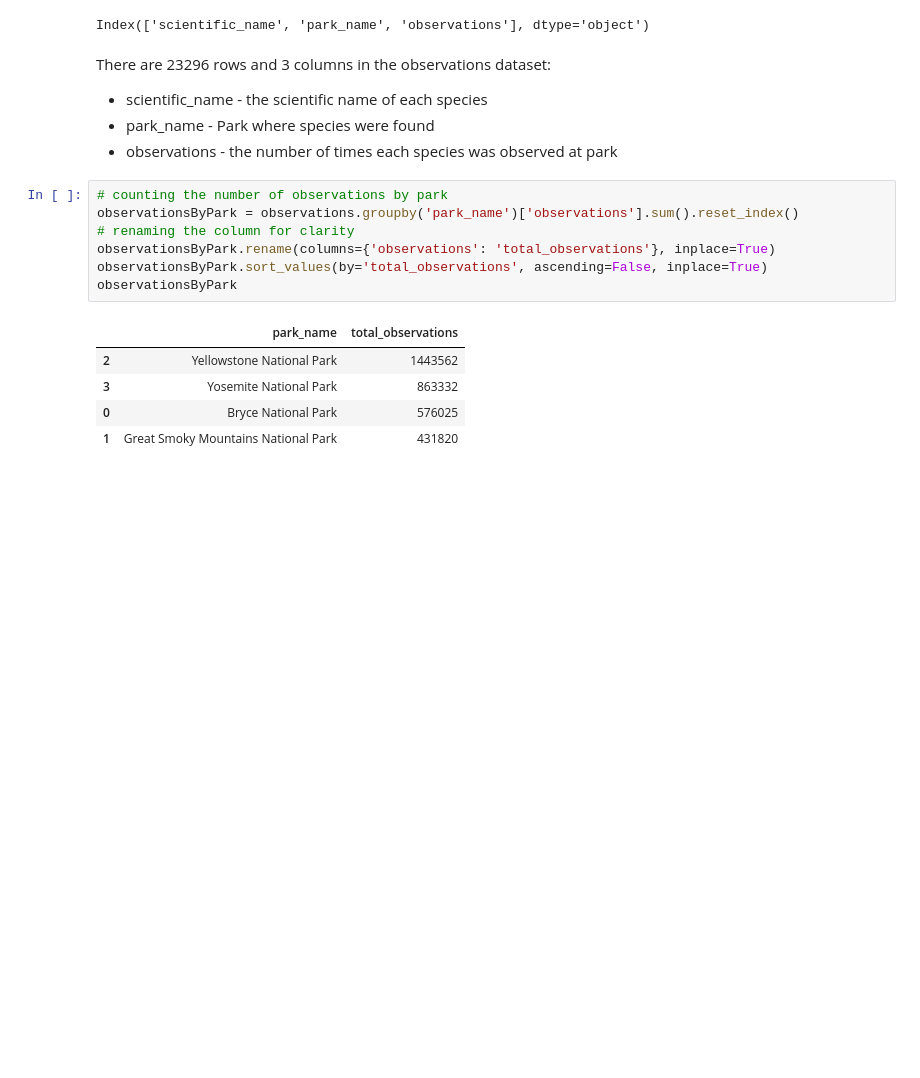
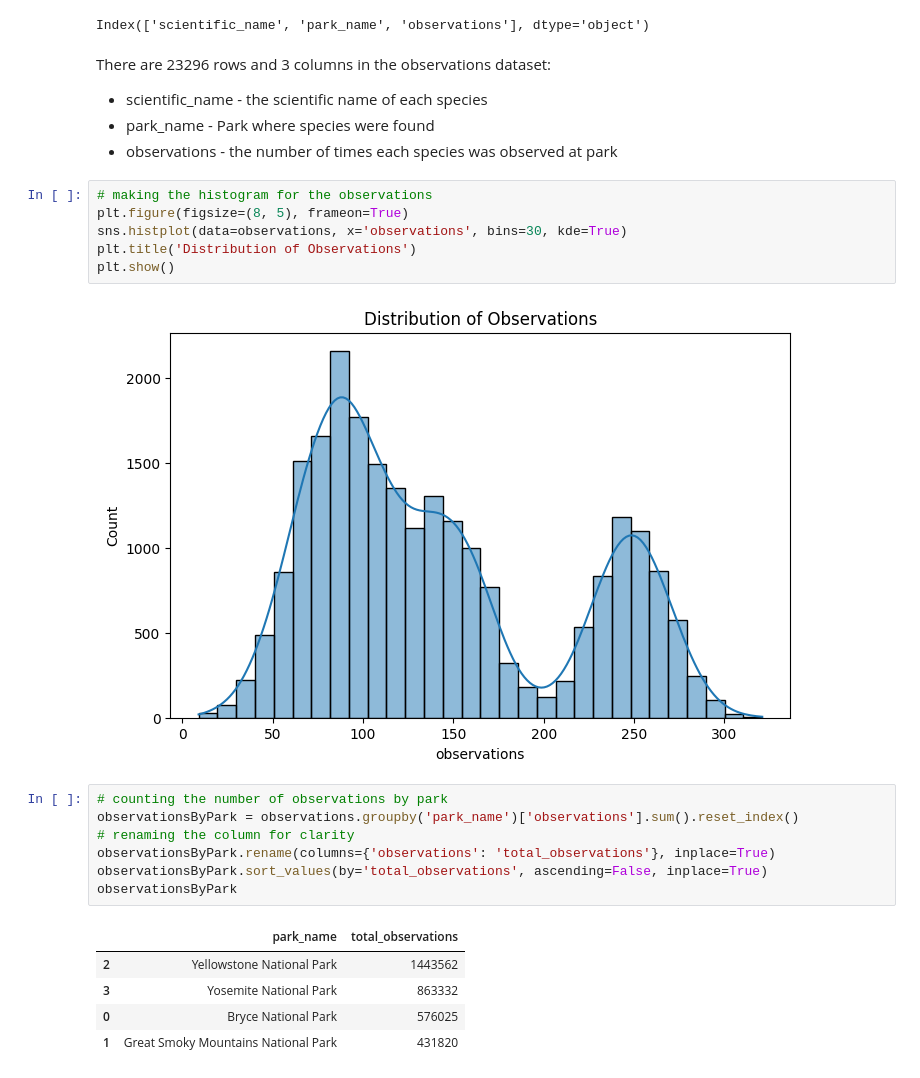
Before and after one commit to 7086600/biodiversity_project, a Jupyter notebook: biodiversity.ipynb, the cells around one changed output. Cells and saved outputs as stored; diff of their text form; blank space fills up the shorter version.

Commit message:
histogram for the observations

```diff
--- a/biodiversity.ipynb
+++ b/biodiversity.ipynb
@@ -239,6 +239,14 @@ There are 23296 rows and 3 columns in the observations dataset:
 * scientific_name - the scientific name of each species
 * park_name - Park where species were found
 * observations - the number of times each species was observed at park
+# %%
+# making the histogram for the observations
+plt.figure(figsize=(8, 5), frameon=True)
+sns.histplot(data=observations, x='observations', bins=30, kde=True)
+plt.title('Distribution of Observations')
+plt.show()
+# %% [output]
+[figure, added]
 # %%
 # counting the number of observations by park
 observationsByPark = observations.groupby('park_name')['observations'].sum().reset_index()
```
Also changed, not shown: parts of 1 cell of this notebook.
